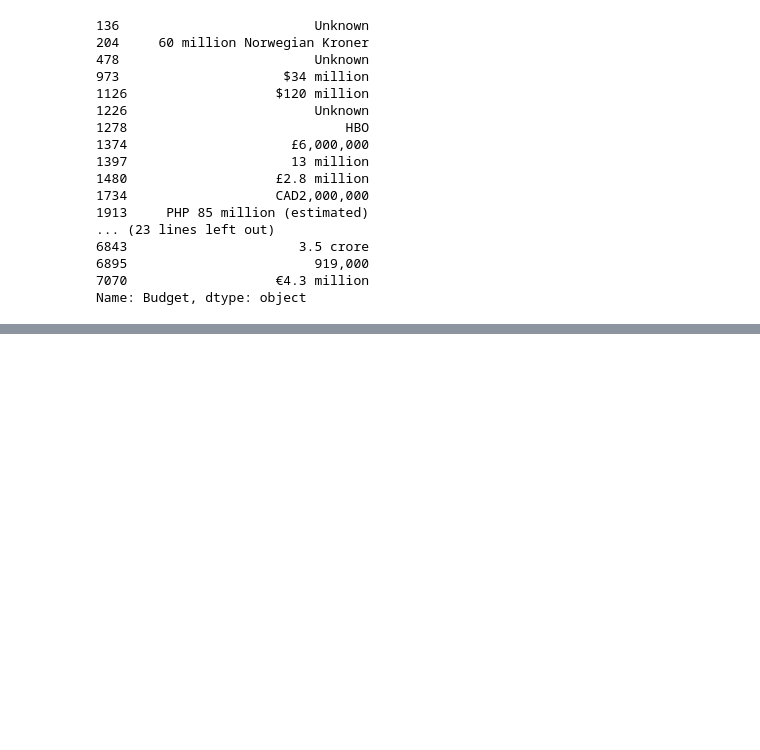
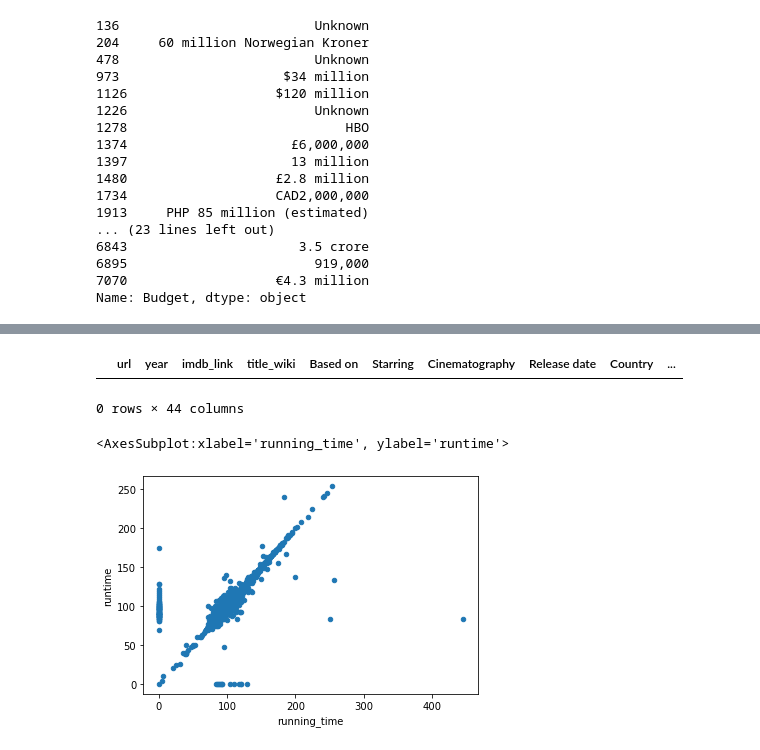
Before and after one commit to jwcomp4/Movies-ETL, a Jupyter notebook: etl_wiki_movies.ipynb, the cells around one changed output, grey strips where cells are left out. Drawn from its saved outputs; the diff is of its cells as text; code cells hidden in the pictures; blank space fills up the shorter version.

Commit message:
merging data

```diff
--- a/etl_wiki_movies.ipynb
+++ b/etl_wiki_movies.ipynb
@@ -581,6 +581,7 @@ def clean_movie(movie):
     change_column_name('Edited by', 'Editor(s)')
     change_column_name('Length', 'Running time')
     change_column_name('Music by', 'Composer(s)')
+    change_column_name('Original release', 'Release date')
     change_column_name('Produced by', 'Producer(s)')
     change_column_name('Producer', 'Producer(s)')
     change_column_name('Productioncompanies ', 'Production company(s)')
@@ -1075,7 +1081,9 @@ budget[~matches_form_one & ~matches_form_two]
 7070                   €4.3 million
 Name: Budget, dtype: object
 # %%
-budget = budget.str.replace(r'\[\d+\]\s*', '', regex=True)
+# budget = budget.str.replace(r'\[\d+\]\s*', '', regex=True)
+budget = budget.str.replace(r'\[\d+\]\s*', '')
+
 budget[~matches_form_one & ~matches_form_two]
 # %% [output]
 136                         Unknown
@@ -1098,4 +1106,4 @@ Name: Budget, dtype: object
 # %%
 # parsing the budget data
 
-wiki_movies_df['Budget'] = box_office.str.extract(f'({form_one}|{form_two})', flags=re.IGNORECASE)[0].apply(parse_dollars)
+wiki_movies_df['budget'] = budget.str.extract(f'({form_one}|{form_two})', flags=re.IGNORECASE)[0].apply(parse_dollars)
@@ -1410,0 +1435,6 @@ Name: rating, dtype: float64
+# %%
+# merging the data and looking for redundant columns after merge
+# printing out list of columns to identify which ones are redundant
+# using suffixes parameter to see whicih table each col came from
+
+movies_df = pd.merge(wiki_movies_df, kaggle_metadata, on='imdb_id', suffixes=['_wiki','_kaggle'])
@@ -1410,0 +1511,8 @@ Name: rating, dtype: float64
+# %%
+# Kaggle looks more consistent
+# now checking to see if there are rows where title_kaggle is empty
+
+movies_df[(movies_df['title_kaggle'] == '') | (movies_df['title_kaggle'].isnull())]
+# %% [output]
+|  | url | year | imdb_link | title_wiki | Based on | Starring | Cinematography | Release date | Country | ... |
+0 rows × 44 columns
@@ -1410,0 +1524,17 @@ Name: rating, dtype: float64
+# %%
+# now looking at runtime vs running_time
+# scatter plot is good here - if all the same: straigh line
+# off values will appear off the line
+# missing data will fall on the x or y axis
+# should expect missing data, but note that scatter plots won't show null values
+# need to fill null values with zeros to get the whole picture.
+
+movies_df.fillna(0).plot(x='running_time', y='runtime', kind='scatter')
+
+# This plot shows that the Kaggle data is more reliable
+# There are more data points on teh origin of the Y-axis than on the origin of the X-axis
+# Wikipedia data has more missing data and there are more outliers
+# some Kaggle datapoints are missing values - fill with Wikipedia
+# %% [output]
+<AxesSubplot:xlabel='running_time', ylabel='runtime'>
+[figure, added]
```
Also changed, not shown: parts of 83 cells of this notebook.
